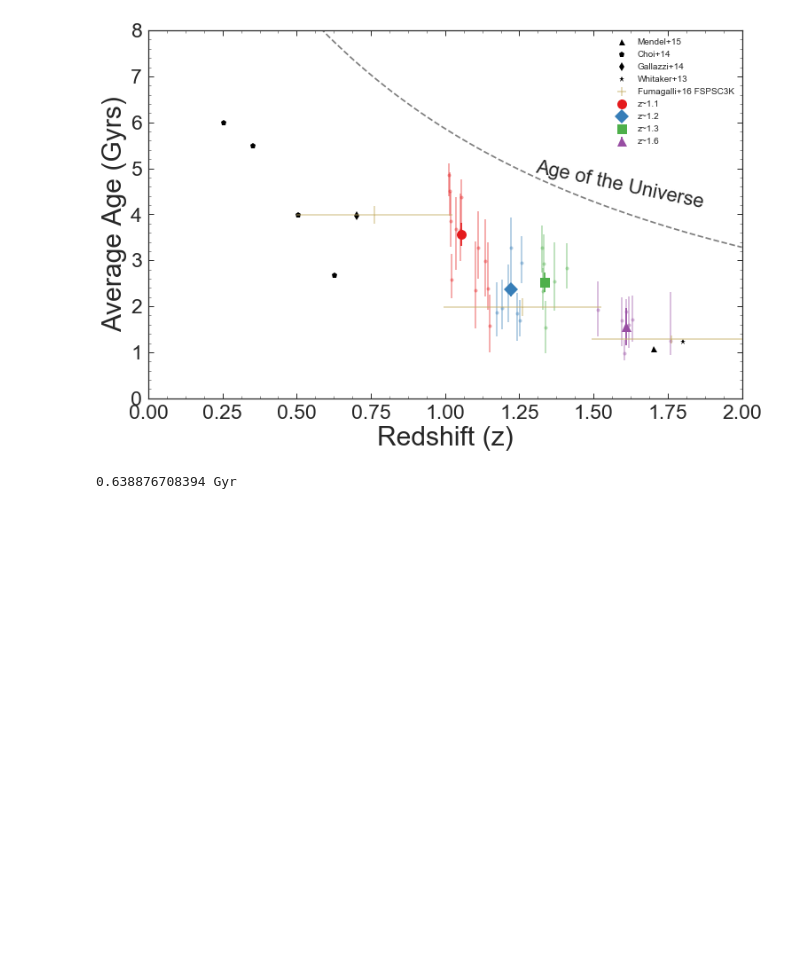
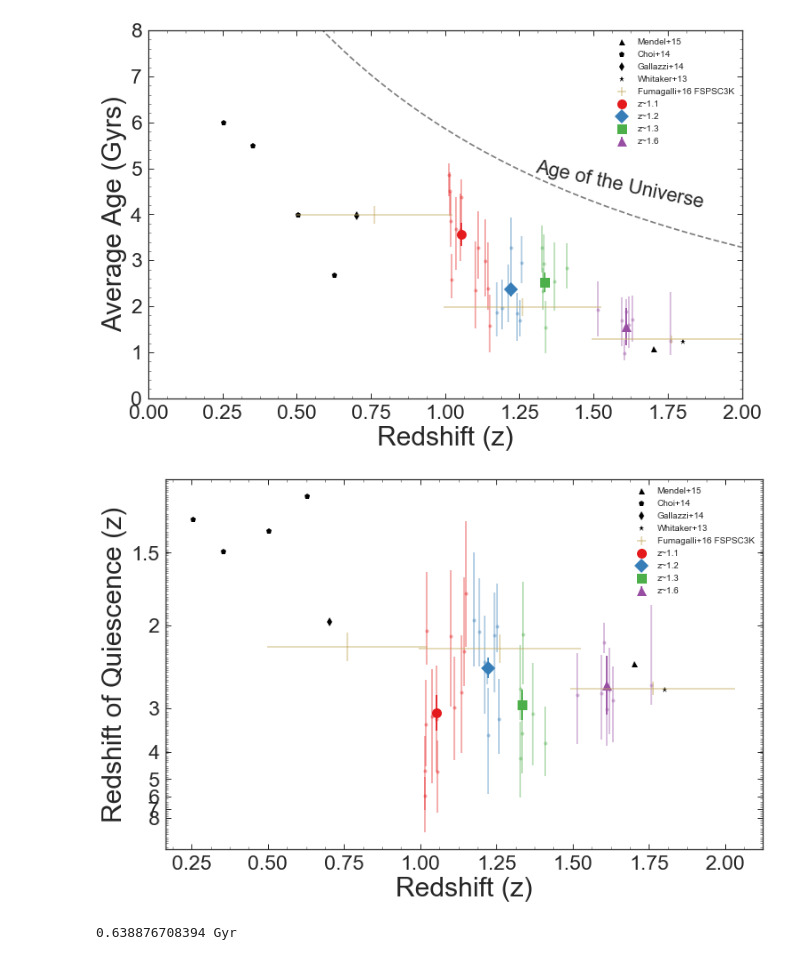
Before and after one commit to Vince-ec/Quiescent_analysis, a Jupyter notebook: scripts/important_plots.ipynb, the cells around one changed output. Drawn from its saved outputs; the diff is of its cells as text; code cells hidden in the pictures; blank space fills up the shorter version.

Commit message:
sep 4-added plots

```diff
--- a/scripts/important_plots.ipynb
+++ b/scripts/important_plots.ipynb
@@ -584,35 +584,46 @@ plt.figure(figsize=[12,8])
 currentAxis = plt.gca()
 # plt.plot(z,ages,'k--',alpha=.5)
 
 plt.errorbar(fumx[6:9],Oldest_galaxy(fumx[6:9]) - fumy[6:9],xerr=herr[6:9],yerr=verr[6:9]
              ,color=sea.color_palette('muted')[4],zorder=3,fmt='o',alpha=.5,ms=1,label='Fumagalli+16 FSPSC3K')
 plt.plot(fumx[9], Oldest_galaxy(fumx[9]) - fumy[9],'k^',label='Mendel+15')
 plt.plot(fumx[10:14],Oldest_galaxy(fumx[10:14]) - fumy[10:14],'kp',label='Choi+14')
 plt.plot(fumx[14],Oldest_galaxy(fumx[14]) - fumy[14],'kd',label='Gallazzi+14')
 plt.plot(fumx[15],Oldest_galaxy(fumx[15]) - fumy[15],'k*',label='Whitaker+13')
+
+plt.errorbar(lzDB['hi_res_specz'], Oldest_galaxy(lzDB['hi_res_specz']) - lt,
+             yerr=[lzDB['tx_-_sig_dt'],lzDB['tx_+_sig_dt']],color='#e41a1c',alpha=.4,ms=4,fmt='o')
+plt.errorbar(mzDB['hi_res_specz'],Oldest_galaxy(mzDB['hi_res_specz']) - mt,
+             yerr=[mzDB['tx_-_sig_dt'],mzDB['tx_+_sig_dt']],color='#377eb8',alpha=.4,ms=4,fmt='o')
+plt.errorbar(hzDB['hi_res_specz'],Oldest_galaxy(hzDB['hi_res_specz']) - ht,
+             yerr=[hzDB['tx_-_sig_dt'],hzDB['tx_+_sig_dt']],color='#4daf4a',alpha=.4,ms=4,fmt='o')
+plt.errorbar(uhzDB['hi_res_specz'],Oldest_galaxy(uhzDB['hi_res_specz']) - uht,
+             yerr=[uhzDB['tx_-_sig_dt'],uhzDB['tx_+_sig_dt']],color='#984ea3',alpha=.4,ms=4,fmt='o')
 
 plt.errorbar(np.median(lzDB['hi_res_specz']), Oldest_galaxy(np.median(lzDB['hi_res_specz'])) - lmed,
              yerr=[[ller,lher]], color='#e41a1c',ms=11,fmt='o',label='z~1.1')
 plt.errorbar(np.median(mzDB['hi_res_specz']), Oldest_galaxy(np.median(mzDB['hi_res_specz'])) - mmed,
              yerr=[[mler,mher]], color='#377eb8',ms=11,fmt='D',label='z~1.2')
 plt.errorbar(np.median(hzDB['hi_res_specz']), Oldest_galaxy(np.median(hzDB['hi_res_specz'])) - hmed,
              yerr=[[hler,hher]], color='#4daf4a',ms=11,fmt='s',label='z~1.3')
 plt.errorbar(np.median(uhzDB['hi_res_specz']), Oldest_galaxy(np.median(uhzDB['hi_res_specz'])) - uhmed,
              yerr=[[uhler,uhher]], color='#984ea3',ms=11,fmt='^',label='z~1.6')
 
 # plt.axis([0.,1.8,0,8])
 # plt.axis([0.9,1.8,0,7])
 plt.xlabel('Redshift (z)',size=30)
 plt.ylabel('Redshift of Quiescence (z)',size=30)
 plt.yticks([0.6389,0.76245,0.9315,1.1735,1.5413,2.1489,3.2845,4.278],[8,7,6,5,4,3,2,1.5])
 plt.tick_params(axis='both', which='major', labelsize=23)
 plt.minorticks_on()
 plt.gcf().subplots_adjust(bottom=0.16)
 # plt.legend(fontsize=23)
 plt.legend(fontsize=10)
-# plt.show()
-plt.savefig('../plots/agevz_rshift_all_dt_10-10.png')
+plt.show()
+# plt.savefig('../plots/agevz_rshift_all_dt_10-10.png')
 plt.close()
+# %% [output]
+[figure, added]
 # %%
 ###PLOT
 %matplotlib inline
```
Also changed, not shown: parts of 4 cells of this notebook, 1 other file.
